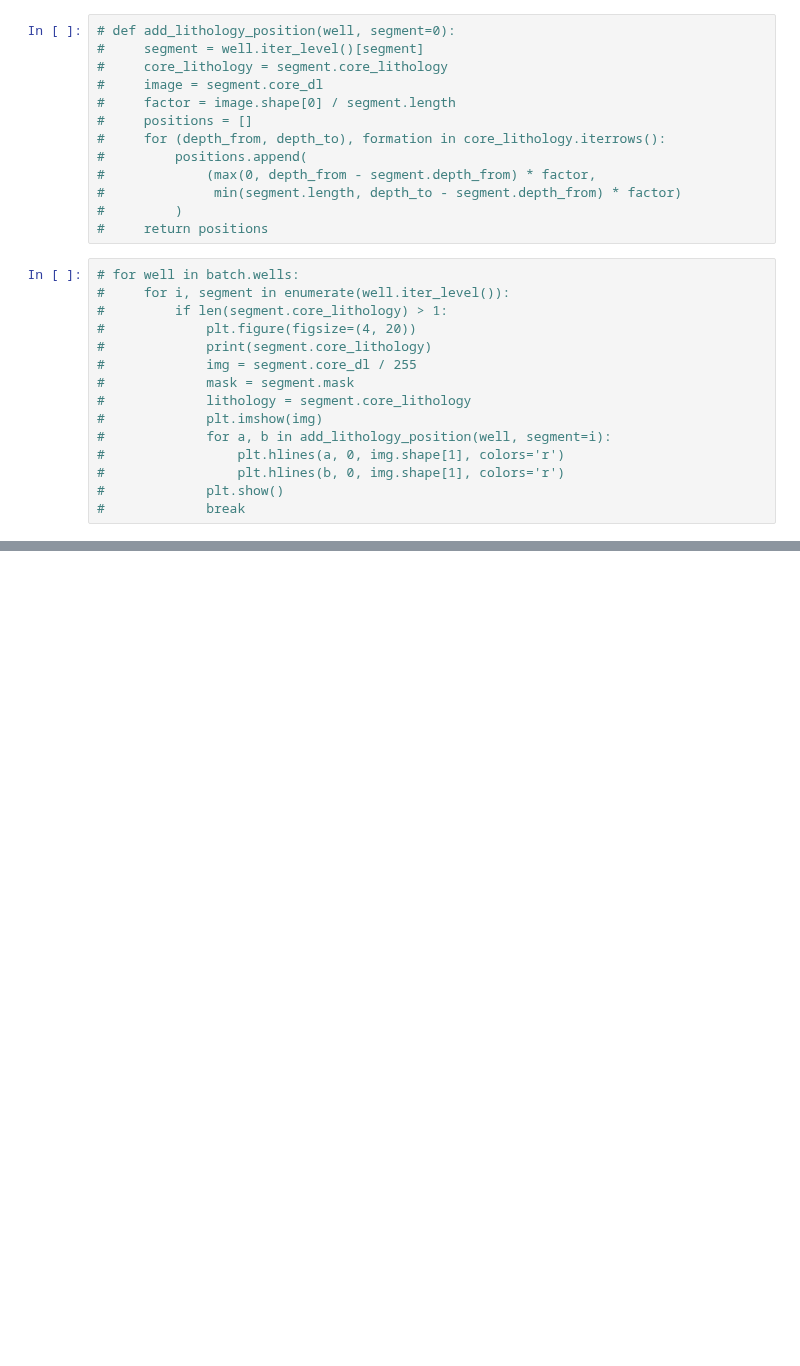
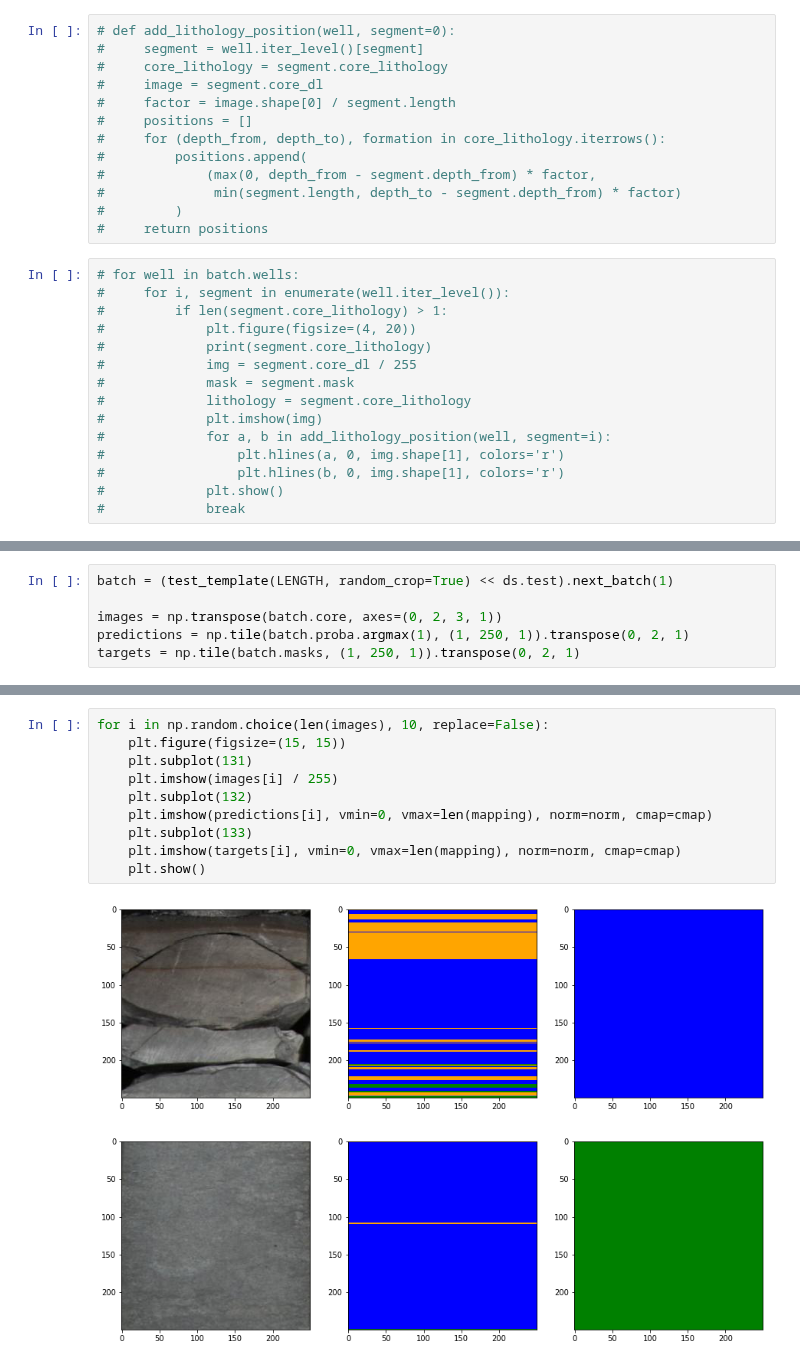
Before and after one commit to sadaqatali2027/petroflow-1, a Jupyter notebook: petroflow/models/lithology/unet.ipynb, the cells around one changed output, grey strips where cells are left out. Drawn from its saved outputs; the diff is of its cells as text; blank space fills up the shorter version.

```diff
--- a/petroflow/models/lithology/unet.ipynb
+++ b/petroflow/models/lithology/unet.ipynb
@@ -149,0 +283,6 @@ plt.plot(batch.masks[0])
+# %%
+batch = (test_template(LENGTH, random_crop=True) << ds.test).next_batch(1)
+
+images = np.transpose(batch.core, axes=(0, 2, 3, 1))
+predictions = np.tile(batch.proba.argmax(1), (1, 250, 1)).transpose(0, 2, 1)
+targets = np.tile(batch.masks, (1, 250, 1)).transpose(0, 2, 1)
@@ -149,0 +307,13 @@ plt.plot(batch.masks[0])
+# %%
+for i in np.random.choice(len(images), 10, replace=False):
+    plt.figure(figsize=(15, 15))
+    plt.subplot(131)
+    plt.imshow(images[i] / 255)
+    plt.subplot(132)
+    plt.imshow(predictions[i], vmin=0, vmax=len(mapping), norm=norm, cmap=cmap)
+    plt.subplot(133)
+    plt.imshow(targets[i], vmin=0, vmax=len(mapping), norm=norm, cmap=cmap)
+    plt.show()
+# %% [output]
+[figure, added]
+[figure, added]
```
Also changed, not shown: parts of 31 cells of this notebook, 3 other files.
